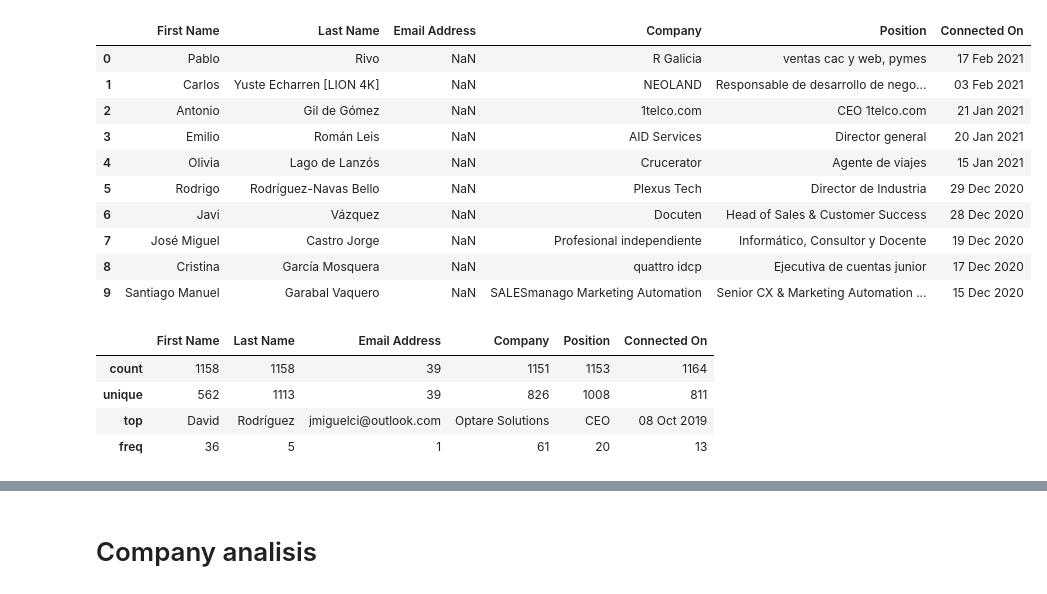
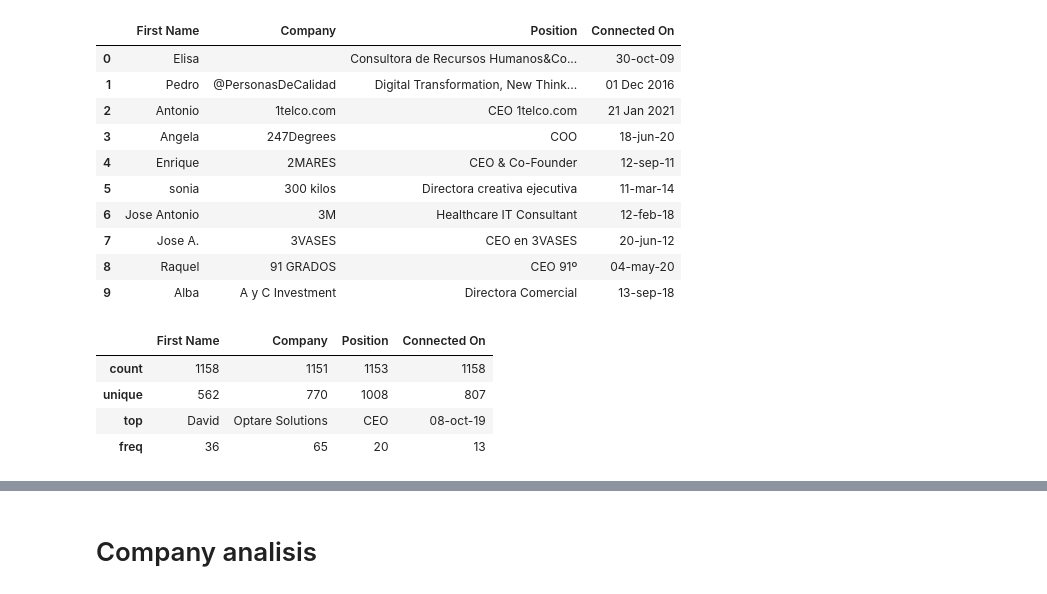
Before and after one commit to SergioPereiraLema/LinkedInAnalytics, a Jupyter notebook: LinkedIn_Analitics.ipynb, the cells around one changed output, grey strips where cells are left out. Drawn from its saved outputs; the diff is of its cells as text; code cells hidden in the pictures.

```diff
--- a/LinkedIn_Analitics.ipynb
+++ b/LinkedIn_Analitics.ipynb
@@ -5,26 +5,26 @@ import plotly.express as px
 import plotly.graph_objects as go
 # %%
 #cargamos el fichero de conexiones
-df = pd.read_csv("Connections.csv")
+df = pd.read_csv("Connections3.csv",";")
 df.head(10)
 # %% [output]
-|  | First Name | Last Name | Email Address | Company | Position | Connected On |
-| 0 | Pablo | Rivo | NaN | R Galicia | ventas cac y web, pymes | 17 Feb 2021 |
-| 1 | Carlos | Yuste Echarren [LION 4K] | NaN | NEOLAND | Responsable de desarrollo de nego... | 03 Feb 2021 |
-| 2 | Antonio | Gil de Gómez | NaN | 1telco.com | CEO 1telco.com | 21 Jan 2021 |
-| 3 | Emilio | Román Leis | NaN | AID Services | Director general | 20 Jan 2021 |
-| 4 | Olivia | Lago de Lanzós | NaN | Crucerator | Agente de viajes | 15 Jan 2021 |
-| 5 | Rodrigo | Rodríguez-Navas Bello | NaN | Plexus Tech | Director de Industria | 29 Dec 2020 |
-| 6 | Javi | Vázquez | NaN | Docuten | Head of Sales & Customer Success | 28 Dec 2020 |
-| 7 | José Miguel | Castro Jorge | NaN | Profesional independiente | Informático, Consultor y Docente | 19 Dec 2020 |
-| 8 | Cristina | García Mosquera | NaN | quattro idcp | Ejecutiva de cuentas junior | 17 Dec 2020 |
-| 9 | Santiago Manuel | Garabal Vaquero | NaN | SALESmanago Marketing Automation | Senior CX & Marketing Automation ... | 15 Dec 2020 |
+|  | First Name | Company | Position | Connected On |
+| 0 | Elisa |  | Consultora de Recursos Humanos&Co... | 30-oct-09 |
+| 1 | Pedro | @PersonasDeCalidad | Digital Transformation, New Think... | 01 Dec 2016 |
+| 2 | Antonio | 1telco.com | CEO 1telco.com | 21 Jan 2021 |
+| 3 | Angela | 247Degrees | COO | 18-jun-20 |
+| 4 | Enrique | 2MARES | CEO & Co-Founder | 12-sep-11 |
+| 5 | sonia | 300 kilos | Directora creativa ejecutiva | 11-mar-14 |
+| 6 | Jose Antonio | 3M | Healthcare IT Consultant | 12-feb-18 |
+| 7 | Jose A. | 3VASES | CEO en 3VASES | 20-jun-12 |
+| 8 | Raquel | 91 GRADOS | CEO 91º | 04-may-20 |
+| 9 | Alba | A y C Investment | Directora Comercial | 13-sep-18 |
 # %%
 df.describe()
 # %% [output]
-|  | First Name | Last Name | Email Address | Company | Position | Connected On |
-| count | 1158 | 1158 | 39 | 1151 | 1153 | 1164 |
-| unique | 562 | 1113 | 39 | 826 | 1008 | 811 |
-| top | David | Rodríguez | jmiguelci@outlook.com | Optare Solutions | CEO | 08 Oct 2019 |
-| freq | 36 | 5 | 1 | 61 | 20 | 13 |
+|  | First Name | Company | Position | Connected On |
+| count | 1158 | 1151 | 1153 | 1158 |
+| unique | 562 | 770 | 1008 | 807 |
+| top | David | Optare Solutions | CEO | 08-oct-19 |
+| freq | 36 | 65 | 20 | 13 |
 # %%
```
Also changed, not shown: parts of 6 cells of this notebook.
